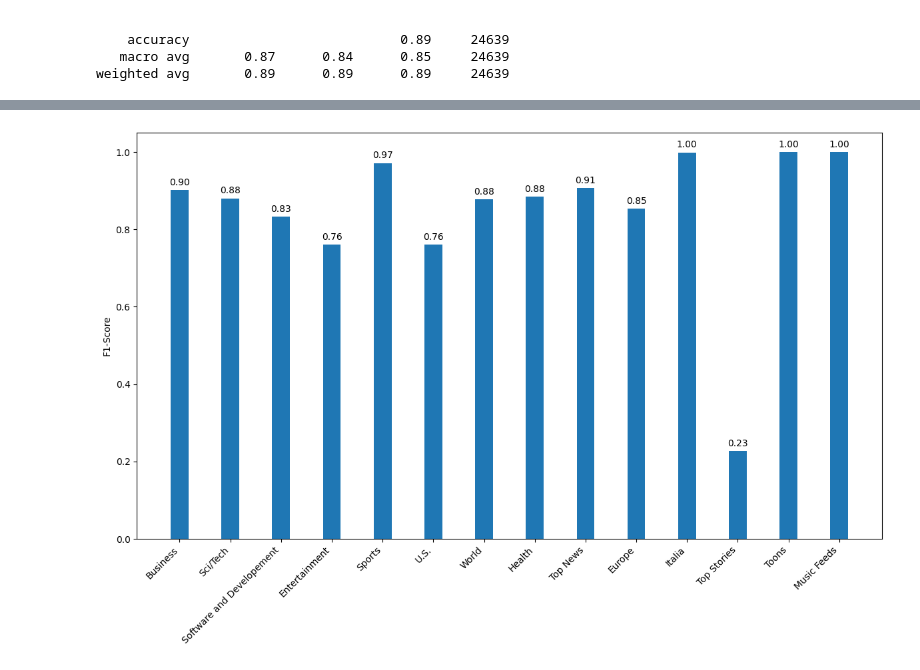
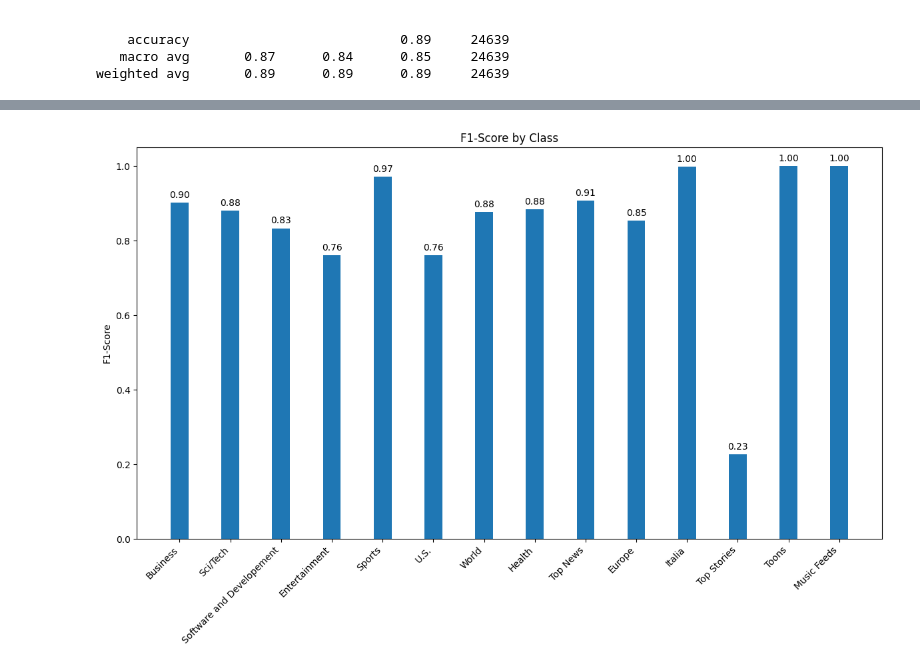
Before and after one commit to Velkymoss/AGs-Corpus-of-News-Articles, a Jupyter notebook: analysis.ipynb, the cells around one changed output, grey strips where cells are left out. Drawn from its saved outputs; the diff is of its cells as text; code cells hidden in the pictures.

```diff
--- a/analysis.ipynb
+++ b/analysis.ipynb
@@ -100,31 +100,32 @@ f1_scores = [report[label]['f1-score'] for label in labels]
 
 # Convert numerical labels to textual labels using idx2lbl
 textual_labels = [idx2lbl[int(label)] for label in labels]
 
 x = np.arange(len(textual_labels))  # label locations
 width = 0.35  # width of the bars
 
 fig, ax = plt.subplots(figsize=(12, 8))
 bars = ax.bar(x, f1_scores, width, label='F1-Score')
 
 # Add some text for labels, title and custom x-axis tick labels, etc.
 ax.set_ylabel('F1-Score')
 ax.set_xticks(x)
 ax.set_xticklabels(textual_labels, rotation=45, ha="right")
+ax.set_title('F1-Score by Class')
 
 # Attach a text label above each bar in bars, displaying its height.
 def add_labels(bars):
     for bar in bars:
         height = bar.get_height()
         ax.annotate(f'{height:.2f}',
                     xy=(bar.get_x() + bar.get_width() / 2, height),
                     xytext=(0, 3),  # 3 points vertical offset
                     textcoords="offset points",
                     ha='center', va='bottom')
 
 add_labels(bars)
 
 plt.tight_layout()
 plt.show()
 # %% [output]
-[figure, old version]
+[figure, new version]
```
Also changed, not shown: parts of 1 cell of this notebook, 3 other files.
